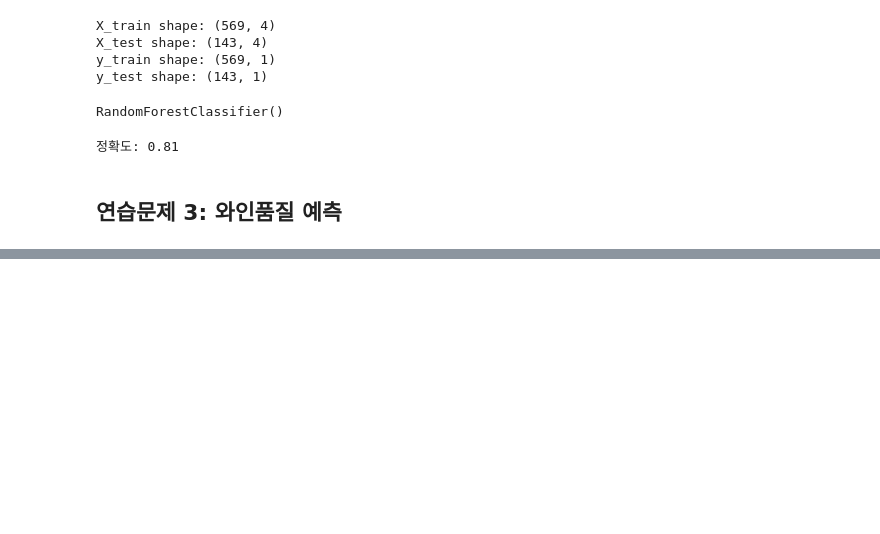
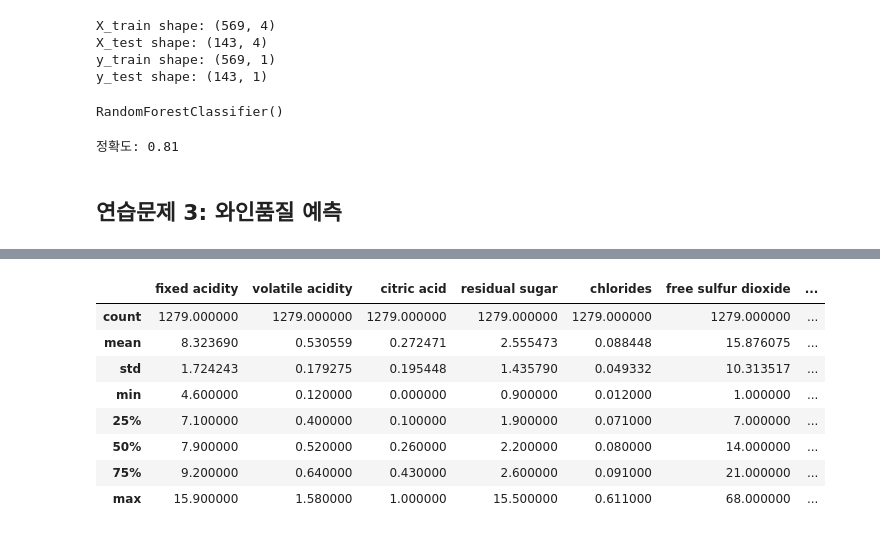
Before and after one commit to joo9810/Study, a Jupyter notebook: 빅데이터분석기사/part2/2유형/CHAPTER02.ipynb, the cells around one changed output, grey strips where cells are left out. Drawn from its saved outputs; the diff is of its cells as text; code cells hidden in the pictures; blank space fills up the shorter version.

```diff
--- a/빅데이터분석기사/part2/2유형/CHAPTER02.ipynb
+++ b/빅데이터분석기사/part2/2유형/CHAPTER02.ipynb
@@ -761,0 +785,12 @@ x_test = pd.read_csv('winequality-red/X_test_winequality.csv')
+# %%
+x_train.describe()
+# %% [output]
+|  | fixed acidity | volatile acidity | citric acid | residual sugar | chlorides | free sulfur dioxide | ... |
+| count | 1279.000000 | 1279.000000 | 1279.000000 | 1279.000000 | 1279.000000 | 1279.000000 | ... |
+| mean | 8.323690 | 0.530559 | 0.272471 | 2.555473 | 0.088448 | 15.876075 | ... |
+| std | 1.724243 | 0.179275 | 0.195448 | 1.435790 | 0.049332 | 10.313517 | ... |
+| min | 4.600000 | 0.120000 | 0.000000 | 0.900000 | 0.012000 | 1.000000 | ... |
+| 25% | 7.100000 | 0.400000 | 0.100000 | 1.900000 | 0.071000 | 7.000000 | ... |
+| 50% | 7.900000 | 0.520000 | 0.260000 | 2.200000 | 0.080000 | 14.000000 | ... |
+| 75% | 9.200000 | 0.640000 | 0.430000 | 2.600000 | 0.091000 | 21.000000 | ... |
+| max | 15.900000 | 1.580000 | 1.000000 | 15.500000 | 0.611000 | 68.000000 | ... |
```
Also changed, not shown: parts of 20 cells of this notebook.
